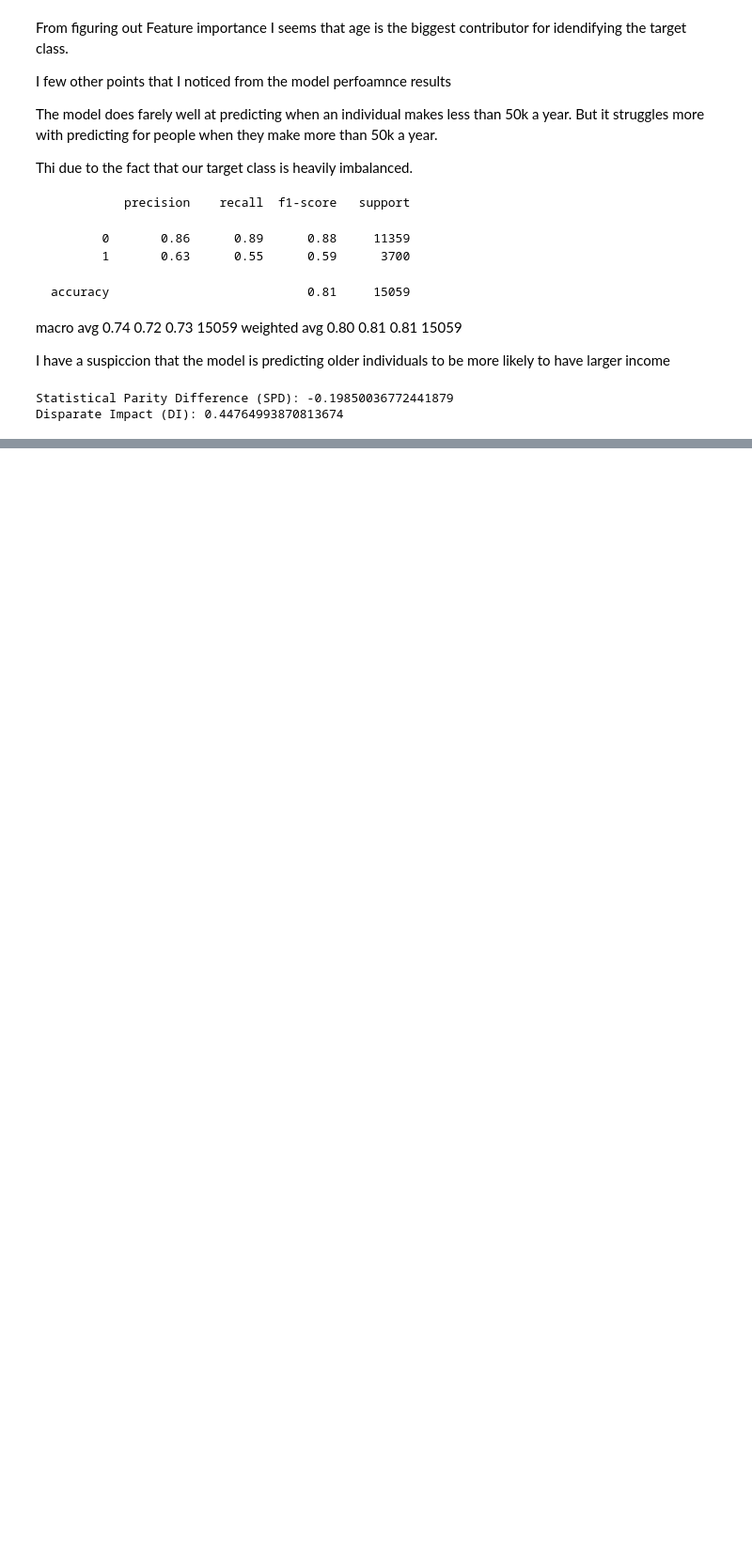
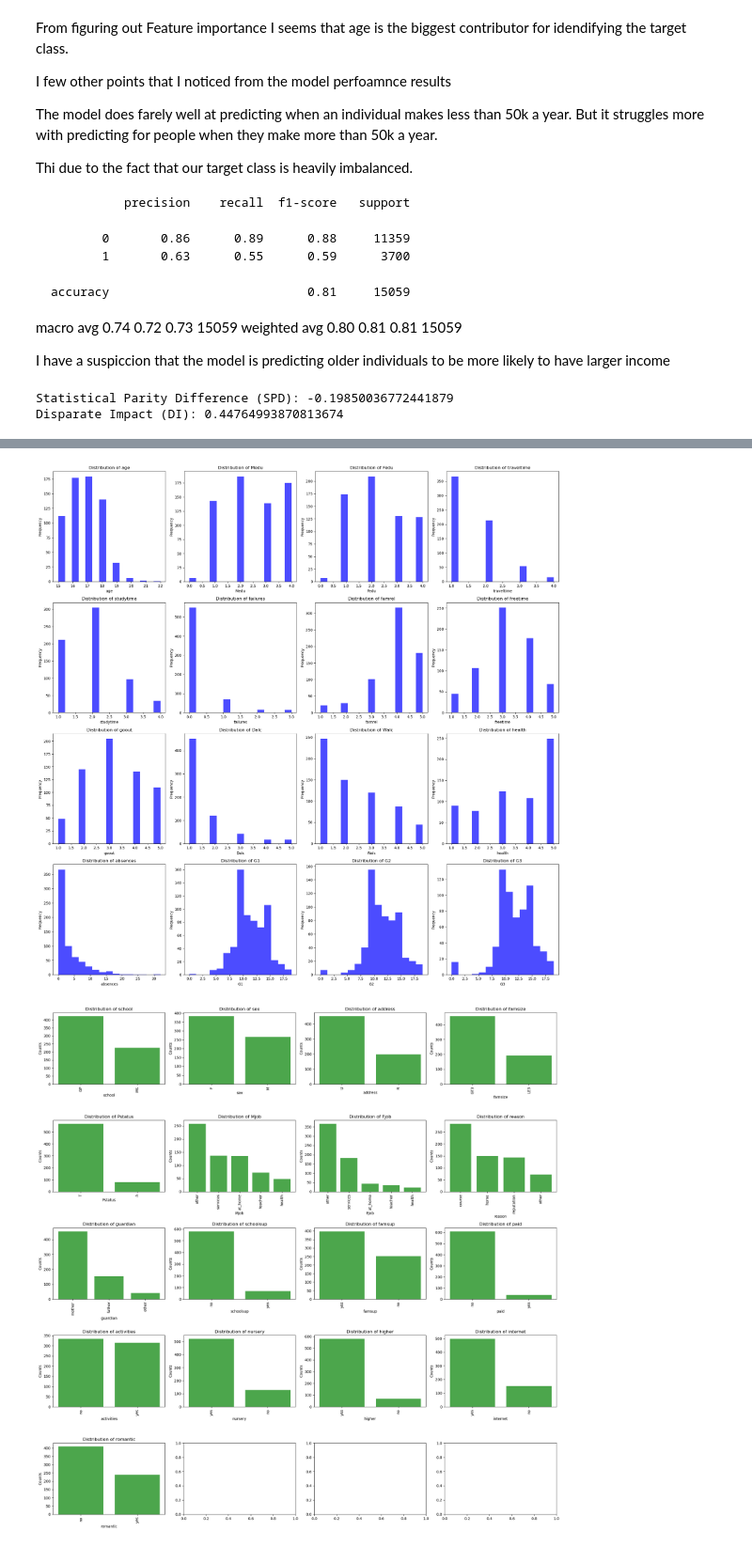
Before and after one commit to ramosv/Removing-Bias-from-ML-Models, a Jupyter notebook: vicente_ramos_semester_project.ipynb, the cells around one changed output, grey strips where cells are left out. Shown at 94% size. Drawn from its saved outputs; the diff is of its cells as text; code cells hidden in the pictures; blank space fills up the shorter version.

```diff
--- a/vicente_ramos_semester_project.ipynb
+++ b/vicente_ramos_semester_project.ipynb
@@ -358,0 +644,45 @@ Disparate Impact (DI): 0.44764993870813674
+# %%
+# THen we do the same thing for the second dataset which is basically the same featues but for a differnet class
+student_portuguese = pd.read_csv("C:/Users/ramosv/Desktop/GitHub/Removing-Bias-from-ML-Models/students/student-por.csv", delimiter=';', quotechar='"')
+
+numerical_variables = ["age", "Medu", "Fedu", "traveltime", "studytime", "failures","famrel", "freetime", "goout", "Dalc", "Walc", "health","absences", "G1", "G2", "G3"]
+
+categorical_variables = ["school", "sex", "address", "famsize", "Pstatus", "Mjob","Fjob", "reason", "guardian", "schoolsup", "famsup","paid", "activities", "nursery", "higher", "internet","romantic"]
+
+# Ill reuse the code from the previous cell to plot the and numerical variables
+figures, axes = plt.subplots(4, 4, figsize=(20, 20))
+
+for axis, var in zip(axes.flatten(), numerical_variables):
+    axis.hist(student_portuguese[var], bins=15, color="blue", alpha=0.7)
+    axis.set_title(f"Distribution of {var}")
+    axis.set_xlabel(var)
+    axis.set_ylabel('Frequency')
+
+plt.tight_layout()
+plt.show()
+
+figures, axes = plt.subplots(5, 4, figsize=(20, 20))
+
+for column in categorical_variables:
+    student_portuguese[column] = student_portuguese[f"{column}"].astype("category")
+
+for axis, var in zip(axes.flatten(), categorical_variables):
+    counts = student_portuguese[var].value_counts().sort_values(ascending=False)
+    axis.bar(counts.index.astype(str), counts.values, color='green', alpha=0.7)
+    axis.set_title(f'Distribution of {var}')
+    axis.set_xlabel(var)
+    axis.set_ylabel('Counts')
+    axis.set_xticklabels(counts.index.astype(str), rotation=90)
+
+plt.tight_layout()
+plt.show()
+
+# Finally we take a look at the target class
+student_portuguese['G3'].value_counts().plot(kind='bar')
+plt.title('Distribution of Target Class (Final Year Grade)')
+plt.xlabel('Final Year Grade')
+plt.ylabel('Frequency')
+plt.show()
+# %% [output]
+[figure, added]
+[figure, added]
```
Also changed, not shown: parts of 28 cells of this notebook, 8 other files.
